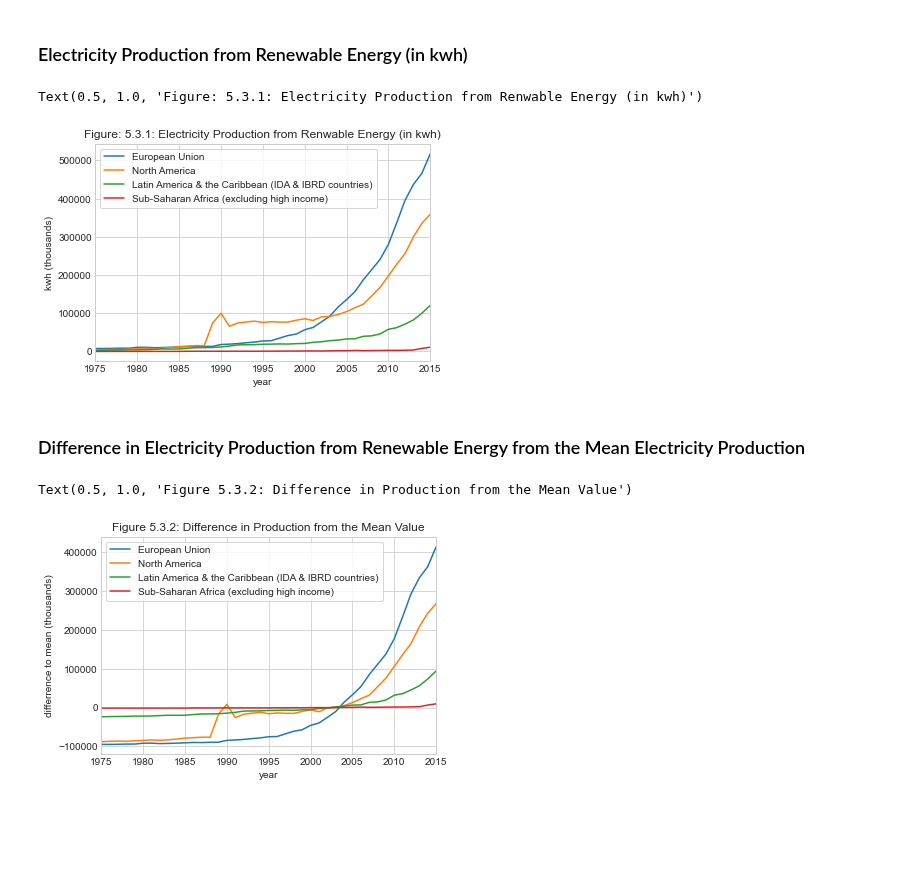
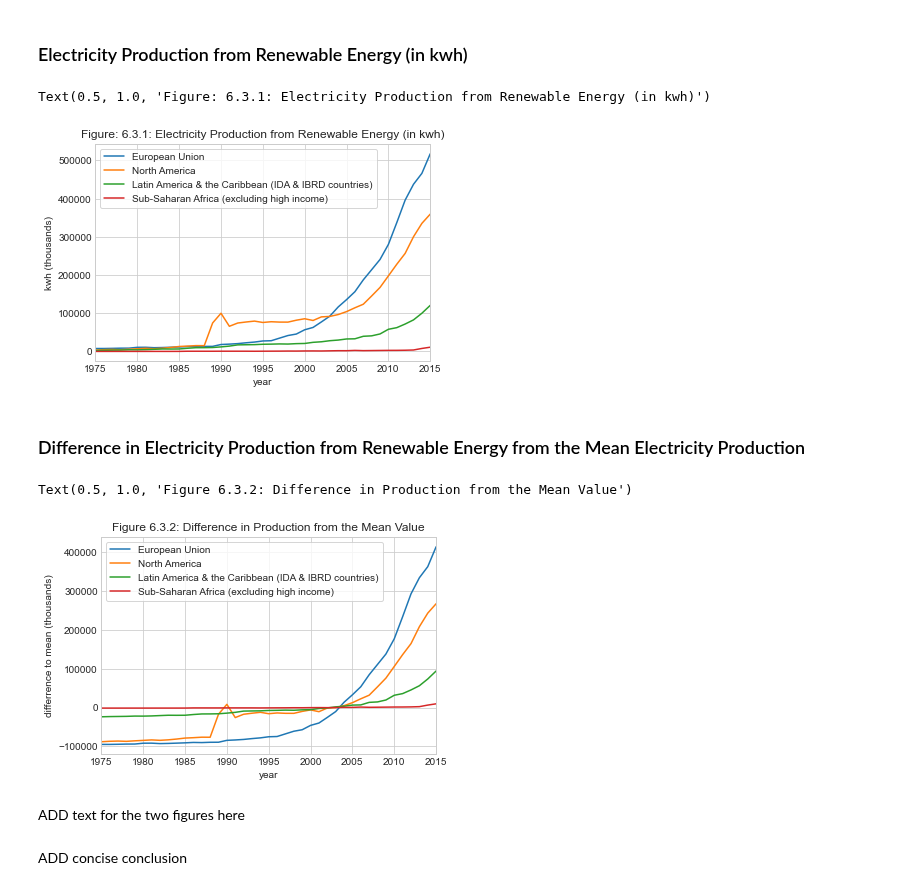
Before and after one commit to ghz106/Data-project, a Jupyter notebook: Data project.ipynb, the cells around one changed output. Saved outputs shown, nothing was run; the diff lists cells and outputs as text; code cells hidden in the pictures; blank space fills up the shorter version.

```diff
--- a/Data project.ipynb
+++ b/Data project.ipynb
@@ -86,9 +194,9 @@ interactive(children=(Dropdown(description='Country', options=('European Union',
 # %% [markdown]
 # Merging of the Datasets to Calculate the %-point Difference in Production
 # %%
-#We make a copy of the above datasets just in case, and then we merge them
-wb_nucl.copy()
-wb_rnwx.copy()
-wb = pd.merge(wb_nucl, wb_rnwx, on=['country', 'year'], how='left')
+#We make a copy of the above datasets just in case, and then we merge, first for nuclear- and renewable energy
+wb_nucl_2 = wb_nucl.copy()
+wb_rnwx_2 = wb_rnwx.copy()
+wb = pd.merge(wb_nucl_2, wb_rnwx_2, on=['country', 'year'], how='left')
 wb.rename(columns={'elec_prod_from_nuclear_energy':'e'}, inplace=True)
 wb.rename(columns={'elec_prod_from_renewable_energy':'r'}, inplace=True)
@@ -151,21 +286,21 @@ wb_rnwx_kwh_['demean'] = wb_rnwx_kwh_.e_in_kwh_thousand - wb_rnwx_kwh_.wb_rnwx_k
 # %%
 #we plot the figures from above, but this time not interactively
 regions = ['European Union','North America','Latin America & the Caribbean (IDA & IBRD countries)', 'Sub-Saharan Africa (excluding high income)']
 
 fig = plt.figure()
 ax = fig.add_subplot(1,1,1)
 
 # Here we use the fact that the index has multiple levels (years) for an elegant loop
 for i in regions:
     wb_rnwx_kwh_.xs(i).plot(x='year',y='e_in_kwh_thousand',ax=ax,label=i)
 
 ax.legend(frameon=True)
 ax.set_ylabel('kwh (thousands)')
 ax.set_xlim(1975, 2015) #removes the space between the border and 2015/1975
-ax.set_title('Figure: 5.3.1:'' ''Electricity Production from Renwable Energy (in kwh)')
+ax.set_title('Figure: 6.3.1:'' ''Electricity Production from Renewable Energy (in kwh)')
 # %% [output]
-Text(0.5, 1.0, 'Figure: 5.3.1: Electricity Production from Renwable Energy (in kwh)')
+Text(0.5, 1.0, 'Figure: 6.3.1: Electricity Production from Renewable Energy (in kwh)')
-[figure, old version]
+[figure, new version]
 # %% [markdown]
 ### Difference in Electricity Production from Renewable Energy from the Mean Electricity Production
 # %%
@@ -181,7 +316,11 @@ for i in regions:
 ax.legend(frameon=True)
 ax.set_ylabel('differrence to mean (thousands)')
 ax.set_xlim(1975, 2015)
-ax.set_title('Figure 5.3.2:' ' ' 'Difference in Production from the Mean Value')
+ax.set_title('Figure 6.3.2:' ' ' 'Difference in Production from the Mean Value')
 # %% [output]
-Text(0.5, 1.0, 'Figure 5.3.2: Difference in Production from the Mean Value')
+Text(0.5, 1.0, 'Figure 6.3.2: Difference in Production from the Mean Value')
 [figure]
+# %% [markdown]
+ADD text for the two figures here
+# %% [markdown]
+ADD concise conclusion
```
Also changed, not shown: parts of 36 cells of this notebook.
